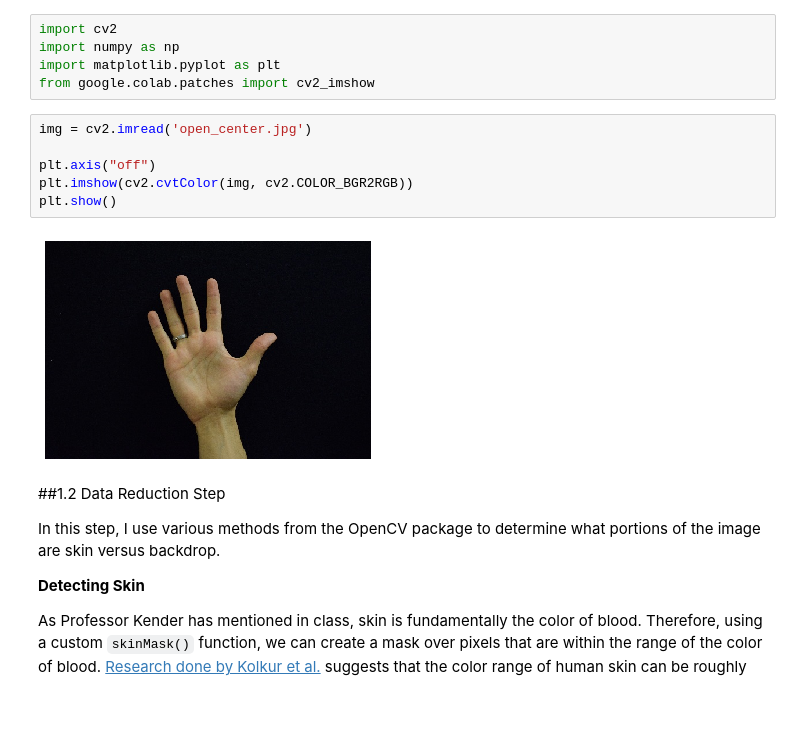
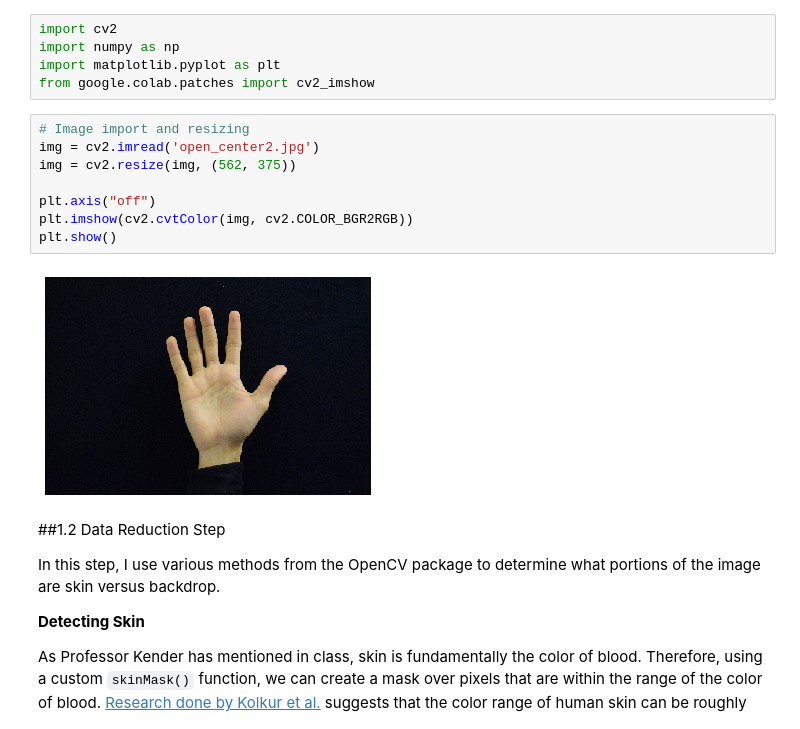
Before and after one commit to kishansheth/interfaces-hw1, a Jupyter notebook: Interfaces_HW1.ipynb, the cells around one changed output. Saved outputs shown, nothing was run; the diff lists cells and outputs as text.

```diff
--- a/Interfaces_HW1.ipynb
+++ b/Interfaces_HW1.ipynb
@@ -38,13 +34,15 @@ import numpy as np
 import matplotlib.pyplot as plt
 from google.colab.patches import cv2_imshow
 # %%
-img = cv2.imread('open_center.jpg')
+# Image import and resizing
+img = cv2.imread('open_center2.jpg')
+img = cv2.resize(img, (562, 375))
 
 plt.axis("off")
 plt.imshow(cv2.cvtColor(img, cv2.COLOR_BGR2RGB))
 plt.show()
 # %% [output]
-[figure, old version]
+[figure, new version]
 # %% [markdown]
 ##1.2 Data Reduction Step
 
```
Also changed, not shown: parts of 5 cells of this notebook.
